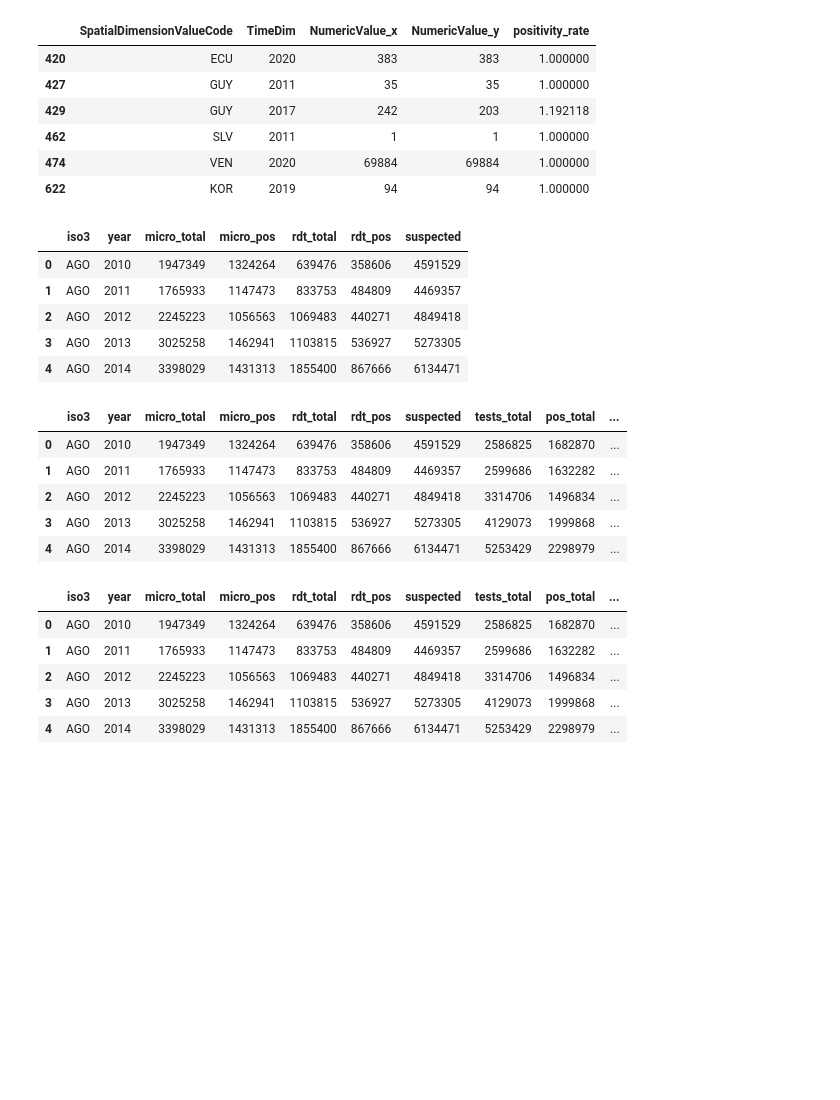
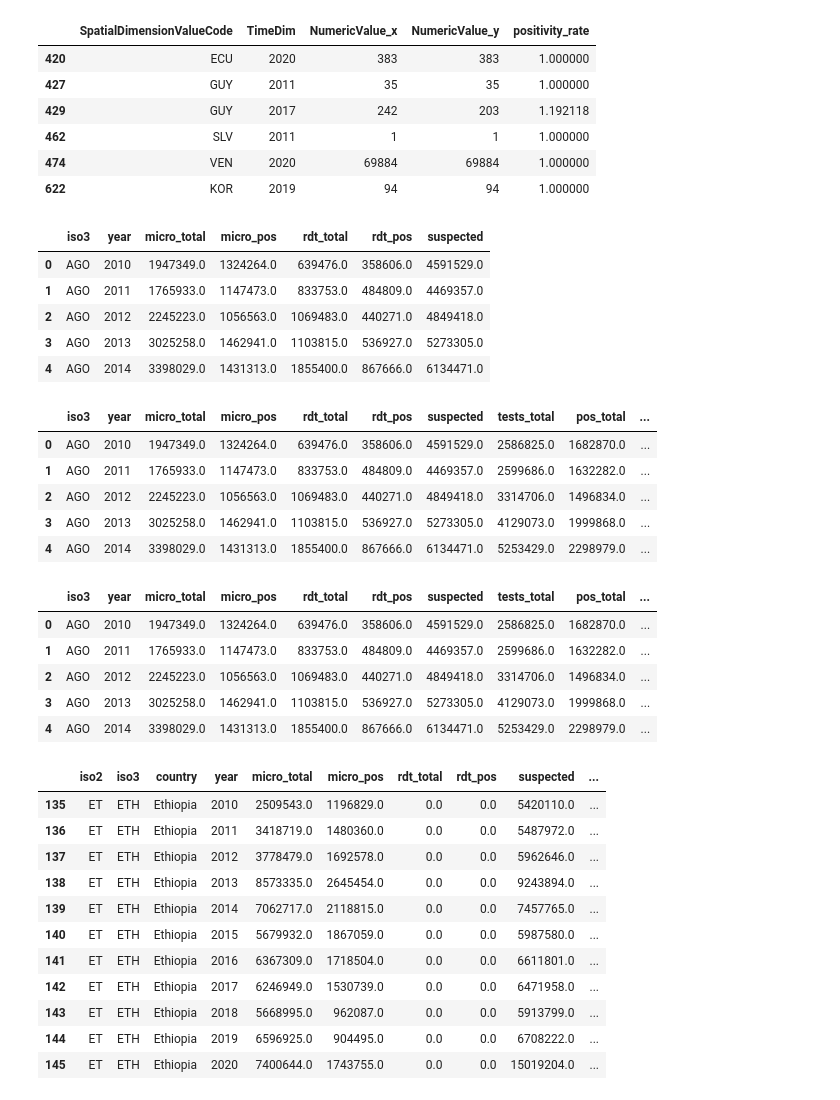
Before and after one commit to rjzupkoii/WHO-Malaria-pfhrp23, a Jupyter notebook: task_1/who_microscopy_rdt.ipynb, the cells around one changed output. Cells and saved outputs as stored; diff of their text form; code cells hidden in the pictures; blank space fills up the shorter version.

Commit message:
update merge call to include records with null values

```diff
--- a/task_1/who_microscopy_rdt.ipynb
+++ b/task_1/who_microscopy_rdt.ipynb
@@ -109,21 +109,21 @@ tmp_rdt[ tmp_rdt.positivity_rate >= 1 ]
 # keep 'NumericValue' column, SpatialDimensionValueCode, TimeDim
 # rename 'NumericValue' column to 'micro_test', 'micro_pos', 'rdt_test', 'rdt_pos', 'susp'
 # fill NaN with 0
-tmp = pd.merge(micro_test, micro_pos, on=['SpatialDimensionValueCode', 'TimeDim'], how='inner')[['SpatialDimensionValueCode', 'TimeDim', 'NumericValue_x', 'NumericValue_y']]
-tmp = pd.merge(tmp, rdt_test, on=['SpatialDimensionValueCode', 'TimeDim'], how='inner')[['SpatialDimensionValueCode', 'TimeDim', 'NumericValue_x', 'NumericValue_y', 'NumericValue']]
+tmp = pd.merge(micro_test, micro_pos, on=['SpatialDimensionValueCode', 'TimeDim'], how='outer')[['SpatialDimensionValueCode', 'TimeDim', 'NumericValue_x', 'NumericValue_y']]
+tmp = pd.merge(tmp, rdt_test, on=['SpatialDimensionValueCode', 'TimeDim'], how='outer')[['SpatialDimensionValueCode', 'TimeDim', 'NumericValue_x', 'NumericValue_y', 'NumericValue']]
 tmp.columns = ['SpatialDimensionValueCode', 'TimeDim', 'micro_test', 'micro_pos', 'rdt_test']
-tmp = pd.merge(tmp, rdt_pos, on=['SpatialDimensionValueCode', 'TimeDim'], how='inner')[['SpatialDimensionValueCode', 'TimeDim', 'micro_test', 'micro_pos', 'rdt_test', 'NumericValue']]
-tmp = pd.merge(tmp, susp, on=['SpatialDimensionValueCode', 'TimeDim'], how='inner')[['SpatialDimensionValueCode', 'TimeDim', 'micro_test', 'micro_pos', 'rdt_test', 'NumericValue_x', 'NumericValue_y']]
+tmp = pd.merge(tmp, rdt_pos, on=['SpatialDimensionValueCode', 'TimeDim'], how='outer')[['SpatialDimensionValueCode', 'TimeDim', 'micro_test', 'micro_pos', 'rdt_test', 'NumericValue']]
+tmp = pd.merge(tmp, susp, on=['SpatialDimensionValueCode', 'TimeDim'], how='outer')[['SpatialDimensionValueCode', 'TimeDim', 'micro_test', 'micro_pos', 'rdt_test', 'NumericValue_x', 'NumericValue_y']]
 tmp.columns = ['iso3', 'year', 'micro_total', 'micro_pos', 'rdt_total', 'rdt_pos', 'suspected']
 tmp = tmp.fillna(0)
 tmp.head()
 # %% [output]
 |  | iso3 | year | micro_total | micro_pos | rdt_total | rdt_pos | suspected |
-| 0 | AGO | 2010 | 1947349 | 1324264 | 639476 | 358606 | 4591529 |
-| 1 | AGO | 2011 | 1765933 | 1147473 | 833753 | 484809 | 4469357 |
-| 2 | AGO | 2012 | 2245223 | 1056563 | 1069483 | 440271 | 4849418 |
-| 3 | AGO | 2013 | 3025258 | 1462941 | 1103815 | 536927 | 5273305 |
-| 4 | AGO | 2014 | 3398029 | 1431313 | 1855400 | 867666 | 6134471 |
+| 0 | AGO | 2010 | 1947349.0 | 1324264.0 | 639476.0 | 358606.0 | 4591529.0 |
+| 1 | AGO | 2011 | 1765933.0 | 1147473.0 | 833753.0 | 484809.0 | 4469357.0 |
+| 2 | AGO | 2012 | 2245223.0 | 1056563.0 | 1069483.0 | 440271.0 | 4849418.0 |
+| 3 | AGO | 2013 | 3025258.0 | 1462941.0 | 1103815.0 | 536927.0 | 5273305.0 |
+| 4 | AGO | 2014 | 3398029.0 | 1431313.0 | 1855400.0 | 867666.0 | 6134471.0 |
 # %%
 tmp['tests_total'] = tmp['micro_total'] + tmp['rdt_total']
 tmp['pos_total'] = tmp['micro_pos'] + tmp['rdt_pos']
@@ -141,11 +141,11 @@ tmp['suspected_pos_frac'] = tmp['pos_total'] / tmp['suspected']
 tmp.head()
 # %% [output]
 |  | iso3 | year | micro_total | micro_pos | rdt_total | rdt_pos | suspected | tests_total | pos_total | ... |
-| 0 | AGO | 2010 | 1947349 | 1324264 | 639476 | 358606 | 4591529 | 2586825 | 1682870 | ... |
-| 1 | AGO | 2011 | 1765933 | 1147473 | 833753 | 484809 | 4469357 | 2599686 | 1632282 | ... |
-| 2 | AGO | 2012 | 2245223 | 1056563 | 1069483 | 440271 | 4849418 | 3314706 | 1496834 | ... |
-| 3 | AGO | 2013 | 3025258 | 1462941 | 1103815 | 536927 | 5273305 | 4129073 | 1999868 | ... |
-| 4 | AGO | 2014 | 3398029 | 1431313 | 1855400 | 867666 | 6134471 | 5253429 | 2298979 | ... |
+| 0 | AGO | 2010 | 1947349.0 | 1324264.0 | 639476.0 | 358606.0 | 4591529.0 | 2586825.0 | 1682870.0 | ... |
+| 1 | AGO | 2011 | 1765933.0 | 1147473.0 | 833753.0 | 484809.0 | 4469357.0 | 2599686.0 | 1632282.0 | ... |
+| 2 | AGO | 2012 | 2245223.0 | 1056563.0 | 1069483.0 | 440271.0 | 4849418.0 | 3314706.0 | 1496834.0 | ... |
+| 3 | AGO | 2013 | 3025258.0 | 1462941.0 | 1103815.0 | 536927.0 | 5273305.0 | 4129073.0 | 1999868.0 | ... |
+| 4 | AGO | 2014 | 3398029.0 | 1431313.0 | 1855400.0 | 867666.0 | 6134471.0 | 5253429.0 | 2298979.0 | ... |
 # %%
 # read country_iso_codes.csv from data folder, use "country","iso2","iso3" columns
 iso_codes = pd.read_csv('../data/country_iso_code.csv')[['country', 'iso2', 'iso3']]
@@ -155,11 +155,11 @@ tmp = pd.merge(tmp, iso_codes, left_on='iso3', right_on='iso3', how='left')
 tmp.head()
 # %% [output]
 |  | iso3 | year | micro_total | micro_pos | rdt_total | rdt_pos | suspected | tests_total | pos_total | ... |
-| 0 | AGO | 2010 | 1947349 | 1324264 | 639476 | 358606 | 4591529 | 2586825 | 1682870 | ... |
-| 1 | AGO | 2011 | 1765933 | 1147473 | 833753 | 484809 | 4469357 | 2599686 | 1632282 | ... |
-| 2 | AGO | 2012 | 2245223 | 1056563 | 1069483 | 440271 | 4849418 | 3314706 | 1496834 | ... |
-| 3 | AGO | 2013 | 3025258 | 1462941 | 1103815 | 536927 | 5273305 | 4129073 | 1999868 | ... |
-| 4 | AGO | 2014 | 3398029 | 1431313 | 1855400 | 867666 | 6134471 | 5253429 | 2298979 | ... |
+| 0 | AGO | 2010 | 1947349.0 | 1324264.0 | 639476.0 | 358606.0 | 4591529.0 | 2586825.0 | 1682870.0 | ... |
+| 1 | AGO | 2011 | 1765933.0 | 1147473.0 | 833753.0 | 484809.0 | 4469357.0 | 2599686.0 | 1632282.0 | ... |
+| 2 | AGO | 2012 | 2245223.0 | 1056563.0 | 1069483.0 | 440271.0 | 4849418.0 | 3314706.0 | 1496834.0 | ... |
+| 3 | AGO | 2013 | 3025258.0 | 1462941.0 | 1103815.0 | 536927.0 | 5273305.0 | 4129073.0 | 1999868.0 | ... |
+| 4 | AGO | 2014 | 3398029.0 | 1431313.0 | 1855400.0 | 867666.0 | 6134471.0 | 5253429.0 | 2298979.0 | ... |
 # %%
 # rearrange columns and export to csv
 tmp = tmp[['iso2', 'iso3', 'country', 'year', 'micro_total', 'micro_pos', 'rdt_total', 'rdt_pos', 'suspected', 'tests_total', 'pos_total', 'frac_rdt_among_tests', 'micro_pos_frac', 'rdt_pos_frac', 'tests_frac', 'tests_pos_frac', 'suspected_pos_frac']]
@@ -167,0 +168,15 @@ tmp.to_csv('who_microscopy_rdt_among_suspects.csv', index=False)
+# %%
+tmp[ tmp.iso3 == 'ETH' ]
+# %% [output]
+|  | iso2 | iso3 | country | year | micro_total | micro_pos | rdt_total | rdt_pos | suspected | ... |
+| 135 | ET | ETH | Ethiopia | 2010 | 2509543.0 | 1196829.0 | 0.0 | 0.0 | 5420110.0 | ... |
+| 136 | ET | ETH | Ethiopia | 2011 | 3418719.0 | 1480360.0 | 0.0 | 0.0 | 5487972.0 | ... |
+| 137 | ET | ETH | Ethiopia | 2012 | 3778479.0 | 1692578.0 | 0.0 | 0.0 | 5962646.0 | ... |
+| 138 | ET | ETH | Ethiopia | 2013 | 8573335.0 | 2645454.0 | 0.0 | 0.0 | 9243894.0 | ... |
+| 139 | ET | ETH | Ethiopia | 2014 | 7062717.0 | 2118815.0 | 0.0 | 0.0 | 7457765.0 | ... |
+| 140 | ET | ETH | Ethiopia | 2015 | 5679932.0 | 1867059.0 | 0.0 | 0.0 | 5987580.0 | ... |
+| 141 | ET | ETH | Ethiopia | 2016 | 6367309.0 | 1718504.0 | 0.0 | 0.0 | 6611801.0 | ... |
+| 142 | ET | ETH | Ethiopia | 2017 | 6246949.0 | 1530739.0 | 0.0 | 0.0 | 6471958.0 | ... |
+| 143 | ET | ETH | Ethiopia | 2018 | 5668995.0 | 962087.0 | 0.0 | 0.0 | 5913799.0 | ... |
+| 144 | ET | ETH | Ethiopia | 2019 | 6596925.0 | 904495.0 | 0.0 | 0.0 | 6708222.0 | ... |
+| 145 | ET | ETH | Ethiopia | 2020 | 7400644.0 | 1743755.0 | 0.0 | 0.0 | 15019204.0 | ... |
```
Also changed, not shown: parts of 1 cell of this notebook.
